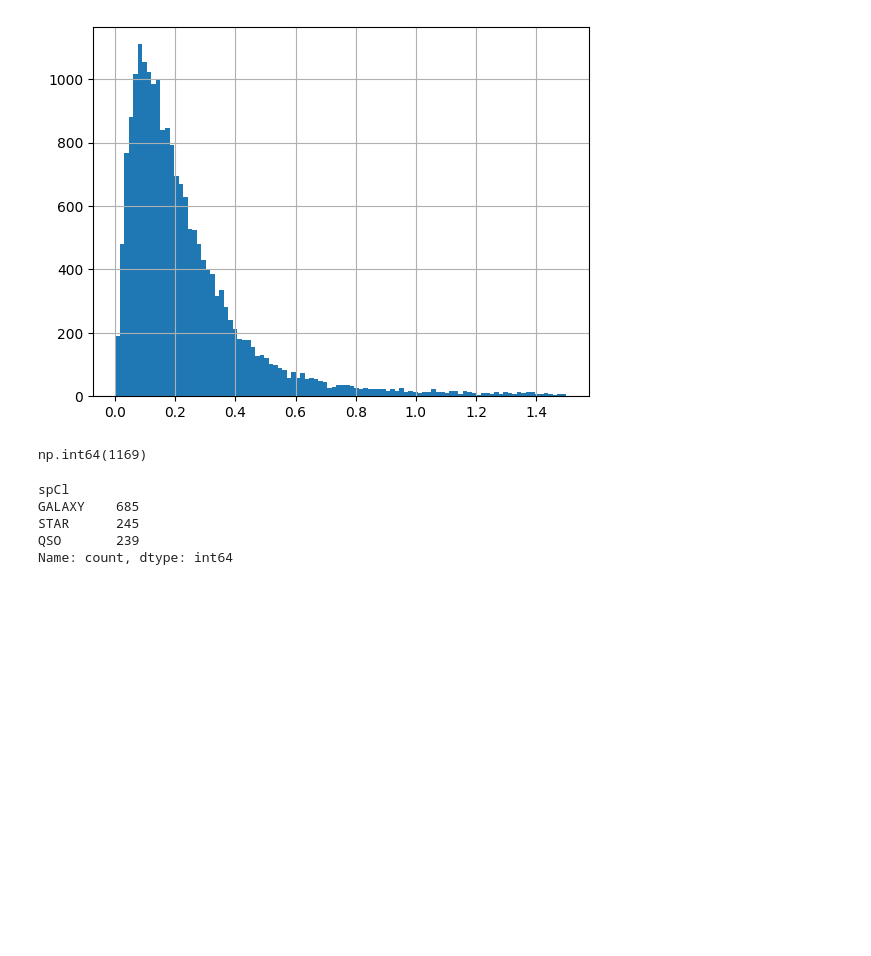
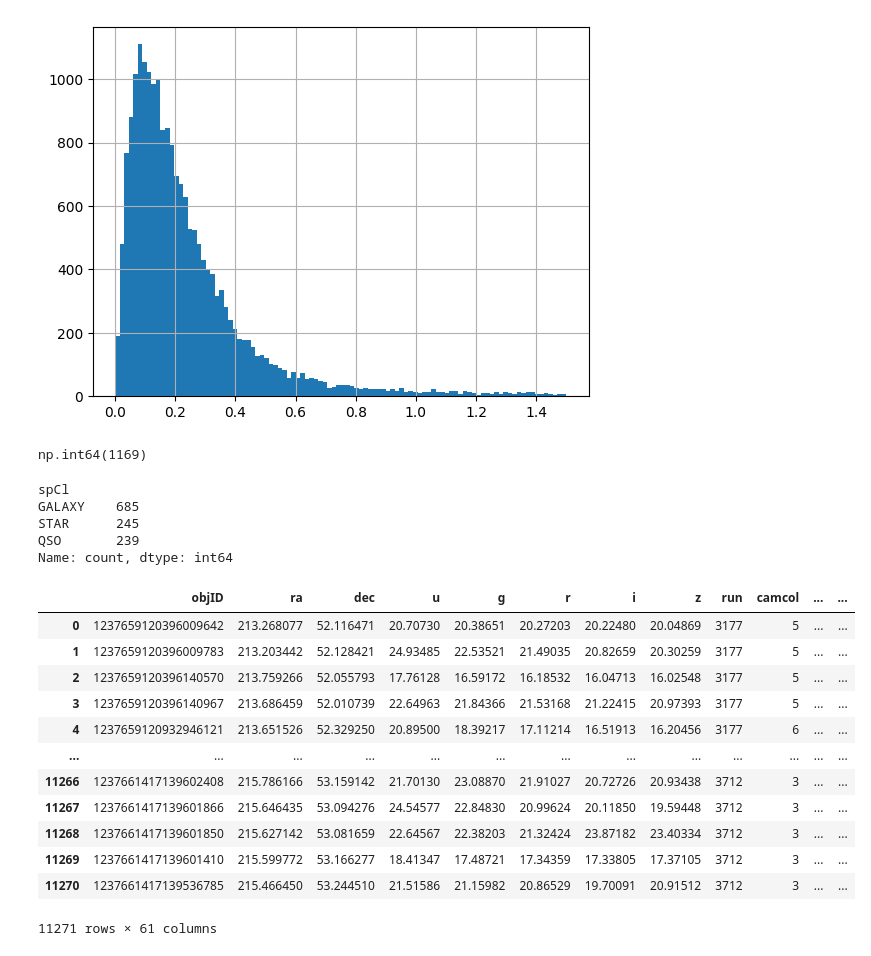
Before and after one commit to BogdanKovalov/GraduationProject, a Jupyter notebook: xmatch_sdss.ipynb, the cells around one changed output. Drawn from its saved outputs; the diff is of its cells as text; code cells hidden in the pictures; blank space fills up the shorter version.

```diff
--- a/xmatch_sdss.ipynb
+++ b/xmatch_sdss.ipynb
@@ -45,3 +46,24 @@ GALAXY    685
 STAR      245
 QSO       239
 Name: count, dtype: int64
+# %%
+df_merged = pd.read_csv('data/merged2.csv')
+df_merged.rename(columns={'objid' : 'objID'}, inplace=True)
+df_common_objects = pd.merge(df_merged, df_xmatch, on='objID', how='inner')
+df_common_objects[df_common_objects['SpObjID'] != 0].value_counts(['spCl'])
+df_common_objects
+#len(df_common_object) = 11271 len(df_merged) = 11229
+# %% [output]
+|  | objID | ra | dec | u | g | r | i | z | run | camcol | ... | ... |
+| 0 | 1237659120396009642 | 213.268077 | 52.116471 | 20.70730 | 20.38651 | 20.27203 | 20.22480 | 20.04869 | 3177 | 5 | ... | ... |
+| 1 | 1237659120396009783 | 213.203442 | 52.128421 | 24.93485 | 22.53521 | 21.49035 | 20.82659 | 20.30259 | 3177 | 5 | ... | ... |
+| 2 | 1237659120396140570 | 213.759266 | 52.055793 | 17.76128 | 16.59172 | 16.18532 | 16.04713 | 16.02548 | 3177 | 5 | ... | ... |
+| 3 | 1237659120396140967 | 213.686459 | 52.010739 | 22.64963 | 21.84366 | 21.53168 | 21.22415 | 20.97393 | 3177 | 5 | ... | ... |
+| 4 | 1237659120932946121 | 213.651526 | 52.329250 | 20.89500 | 18.39217 | 17.11214 | 16.51913 | 16.20456 | 3177 | 6 | ... | ... |
+| ... | ... | ... | ... | ... | ... | ... | ... | ... | ... | ... | ... | ... |
+| 11266 | 1237661417139602408 | 215.786166 | 53.159142 | 21.70130 | 23.08870 | 21.91027 | 20.72726 | 20.93438 | 3712 | 3 | ... | ... |
+| 11267 | 1237661417139601866 | 215.646435 | 53.094276 | 24.54577 | 22.84830 | 20.99624 | 20.11850 | 19.59448 | 3712 | 3 | ... | ... |
+| 11268 | 1237661417139601850 | 215.627142 | 53.081659 | 22.64567 | 22.38203 | 21.32424 | 23.87182 | 23.40334 | 3712 | 3 | ... | ... |
+| 11269 | 1237661417139601410 | 215.599772 | 53.166277 | 18.41347 | 17.48721 | 17.34359 | 17.33805 | 17.37105 | 3712 | 3 | ... | ... |
+| 11270 | 1237661417139536785 | 215.466450 | 53.244510 | 21.51586 | 21.15982 | 20.86529 | 19.70091 | 20.91512 | 3712 | 3 | ... | ... |
+11271 rows × 61 columns
```
Also changed, not shown: parts of 3 cells of this notebook.
